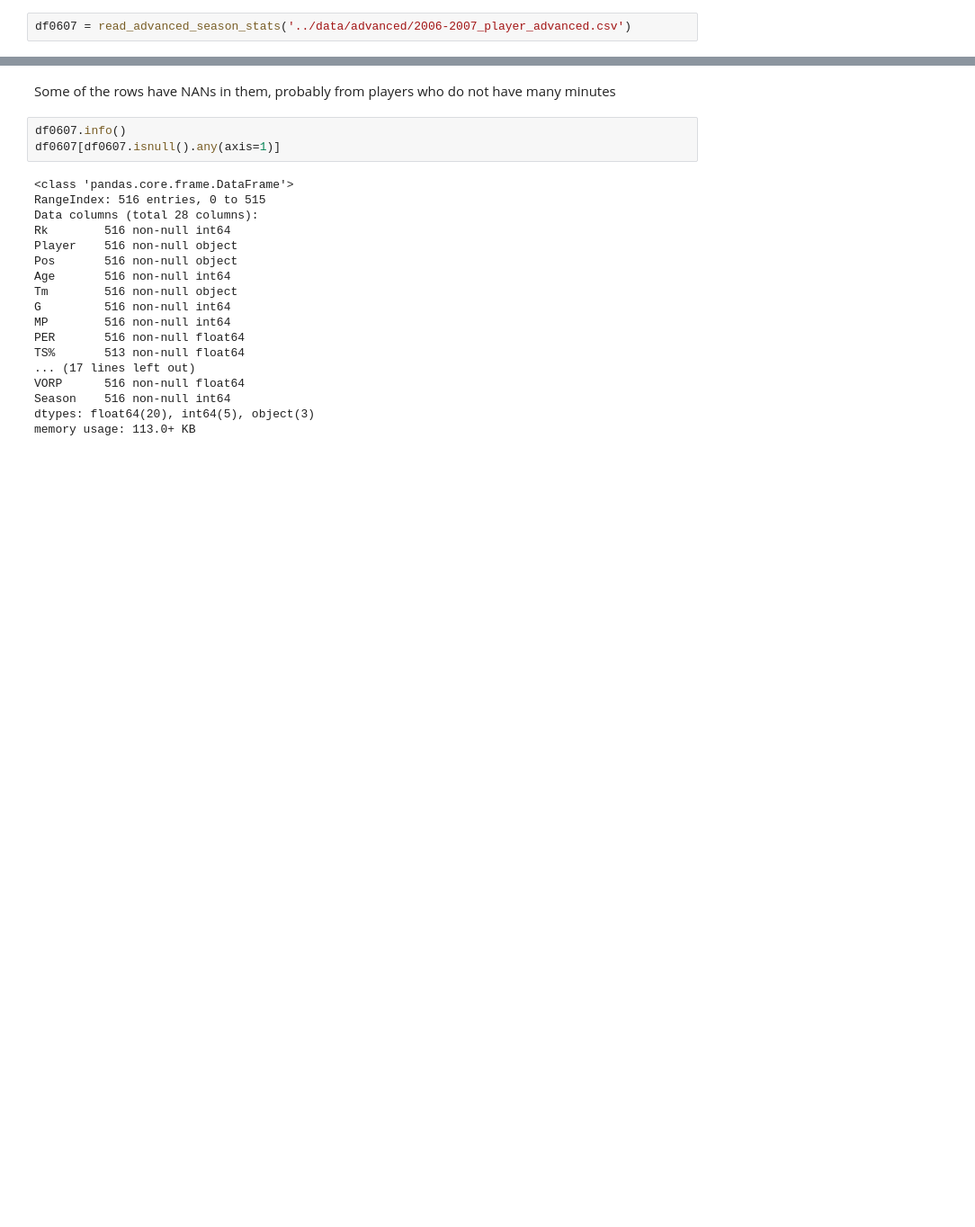
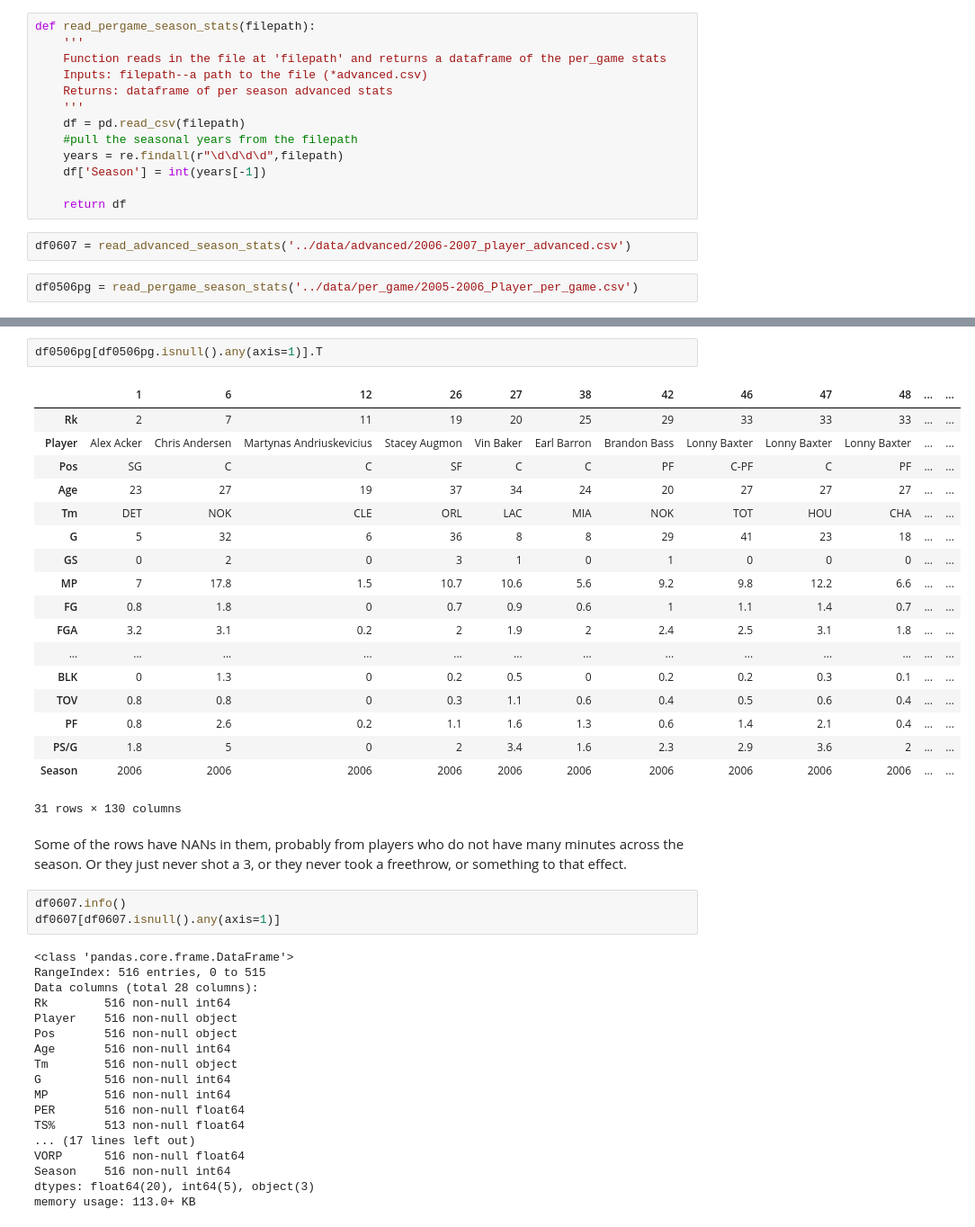
Before and after one commit to KirkAVoss/kv-capstone, a Jupyter notebook: NBAwinshare/notebooks/EDA_and_read_in_functionality.ipynb, the cells around one changed output, grey strips where cells are left out. Shown at 90% size. Drawn from its saved outputs; the diff is of its cells as text; blank space fills up the shorter version.

```diff
--- a/NBAwinshare/notebooks/EDA_and_read_in_functionality.ipynb
+++ b/NBAwinshare/notebooks/EDA_and_read_in_functionality.ipynb
@@ -18,5 +18,20 @@ def read_advanced_season_stats(filepath):
     df['Season'] = int(years[-1])
 
     return df
+# %%
+def read_pergame_season_stats(filepath):
+    '''
+    Function reads in the file at 'filepath' and returns a dataframe of the per_game stats
+    Inputs: filepath--a path to the file (*advanced.csv)
+    Returns: dataframe of per season advanced stats
+    '''
+    df = pd.read_csv(filepath)
+    #pull the seasonal years from the filepath
+    years = re.findall(r"\d\d\d\d",filepath)
+    df['Season'] = int(years[-1])
+
+    return df
 # %%
 df0607 = read_advanced_season_stats('../data/advanced/2006-2007_player_advanced.csv')
+# %%
+df0506pg = read_pergame_season_stats('../data/per_game/2005-2006_Player_per_game.csv')
@@ -23,5 +58,26 @@ df0607 = read_advanced_season_stats('../data/advanced/2006-2007_player_advanced.
+# %%
+df0506pg[df0506pg.isnull().any(axis=1)].T
+# %% [output]
+|  | 1 | 6 | 12 | 26 | 27 | 38 | 42 | 46 | 47 | 48 | ... | ... |
+| Rk | 2 | 7 | 11 | 19 | 20 | 25 | 29 | 33 | 33 | 33 | ... | ... |
+| Player | Alex Acker | Chris Andersen | Martynas Andriuskevicius | Stacey Augmon | Vin Baker | Earl Barron | Brandon Bass | Lonny Baxter | Lonny Baxter | Lonny Baxter | ... | ... |
+| Pos | SG | C | C | SF | C | C | PF | C-PF | C | PF | ... | ... |
+| Age | 23 | 27 | 19 | 37 | 34 | 24 | 20 | 27 | 27 | 27 | ... | ... |
+| Tm | DET | NOK | CLE | ORL | LAC | MIA | NOK | TOT | HOU | CHA | ... | ... |
+| G | 5 | 32 | 6 | 36 | 8 | 8 | 29 | 41 | 23 | 18 | ... | ... |
+| GS | 0 | 2 | 0 | 3 | 1 | 0 | 1 | 0 | 0 | 0 | ... | ... |
+| MP | 7 | 17.8 | 1.5 | 10.7 | 10.6 | 5.6 | 9.2 | 9.8 | 12.2 | 6.6 | ... | ... |
+| FG | 0.8 | 1.8 | 0 | 0.7 | 0.9 | 0.6 | 1 | 1.1 | 1.4 | 0.7 | ... | ... |
+| FGA | 3.2 | 3.1 | 0.2 | 2 | 1.9 | 2 | 2.4 | 2.5 | 3.1 | 1.8 | ... | ... |
+| ... | ... | ... | ... | ... | ... | ... | ... | ... | ... | ... | ... | ... |
+| BLK | 0 | 1.3 | 0 | 0.2 | 0.5 | 0 | 0.2 | 0.2 | 0.3 | 0.1 | ... | ... |
+| TOV | 0.8 | 0.8 | 0 | 0.3 | 1.1 | 0.6 | 0.4 | 0.5 | 0.6 | 0.4 | ... | ... |
+| PF | 0.8 | 2.6 | 0.2 | 1.1 | 1.6 | 1.3 | 0.6 | 1.4 | 2.1 | 0.4 | ... | ... |
+| PS/G | 1.8 | 5 | 0 | 2 | 3.4 | 1.6 | 2.3 | 2.9 | 3.6 | 2 | ... | ... |
+| Season | 2006 | 2006 | 2006 | 2006 | 2006 | 2006 | 2006 | 2006 | 2006 | 2006 | ... | ... |
+31 rows × 130 columns
 # %% [markdown]
-Some of the rows have NANs in them, probably from players who do not have many minutes
+Some of the rows have NANs in them, probably from players who do not have many minutes across the season.  Or they just never shot a 3, or they never took a freethrow, or something to that effect.
 # %%
 df0607.info()
 df0607[df0607.isnull().any(axis=1)]
```
Also changed, not shown: parts of 4 cells of this notebook.
